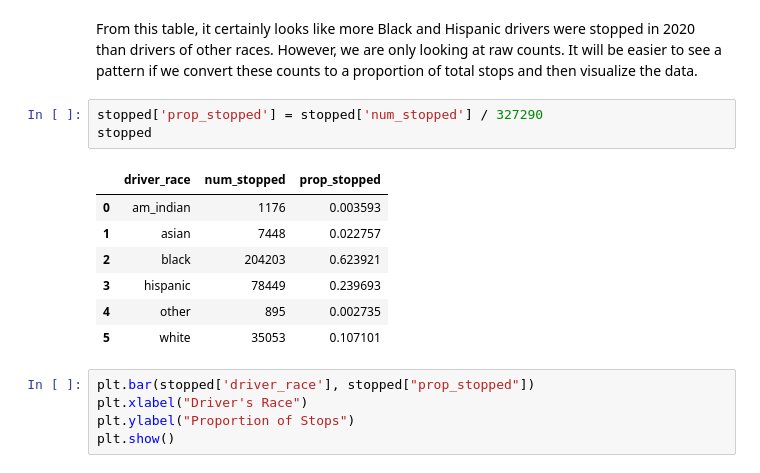
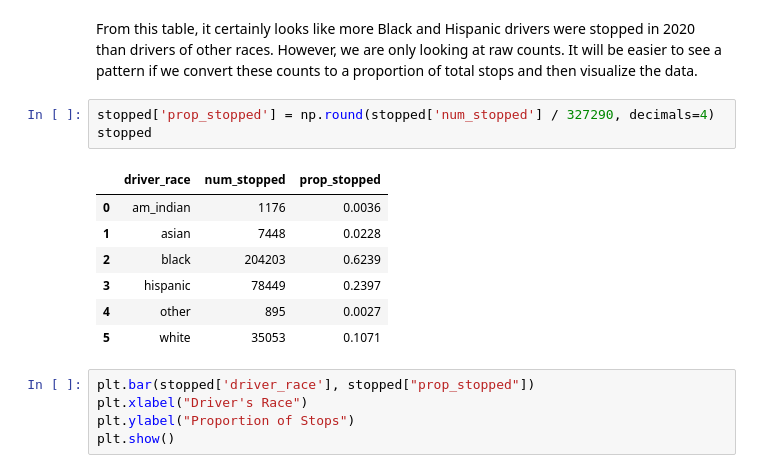
Before and after one commit to uchicago-dsi/textbook-datascience-1, a Jupyter notebook: textbook/16/2/investigation.ipynb, the cells around one changed output. Saved outputs shown, nothing was run; the diff lists cells and outputs as text.

```diff
--- a/textbook/16/2/investigation.ipynb
+++ b/textbook/16/2/investigation.ipynb
@@ -145,16 +156,16 @@ stopped
 # %% [markdown]
 From this table, it certainly looks like more Black and Hispanic drivers were stopped in 2020 than drivers of other races. However, we are only looking at raw counts. It will be easier to see a pattern if we convert these counts to a proportion of total stops and then visualize the data.
 # %%
-stopped['prop_stopped'] = stopped['num_stopped'] / 327290
+stopped['prop_stopped'] = np.round(stopped['num_stopped'] / 327290, decimals=4)
 stopped
 # %% [output]
 |  | driver_race | num_stopped | prop_stopped |
-| 0 | am_indian | 1176 | 0.003593 |
-| 1 | asian | 7448 | 0.022757 |
-| 2 | black | 204203 | 0.623921 |
-| 3 | hispanic | 78449 | 0.239693 |
-| 4 | other | 895 | 0.002735 |
-| 5 | white | 35053 | 0.107101 |
+| 0 | am_indian | 1176 | 0.0036 |
+| 1 | asian | 7448 | 0.0228 |
+| 2 | black | 204203 | 0.6239 |
+| 3 | hispanic | 78449 | 0.2397 |
+| 4 | other | 895 | 0.0027 |
+| 5 | white | 35053 | 0.1071 |
 # %%
 plt.bar(stopped['driver_race'], stopped["prop_stopped"])
 plt.xlabel("Driver's Race")
```
Also changed, not shown: parts of 22 cells of this notebook, 1 other file.
